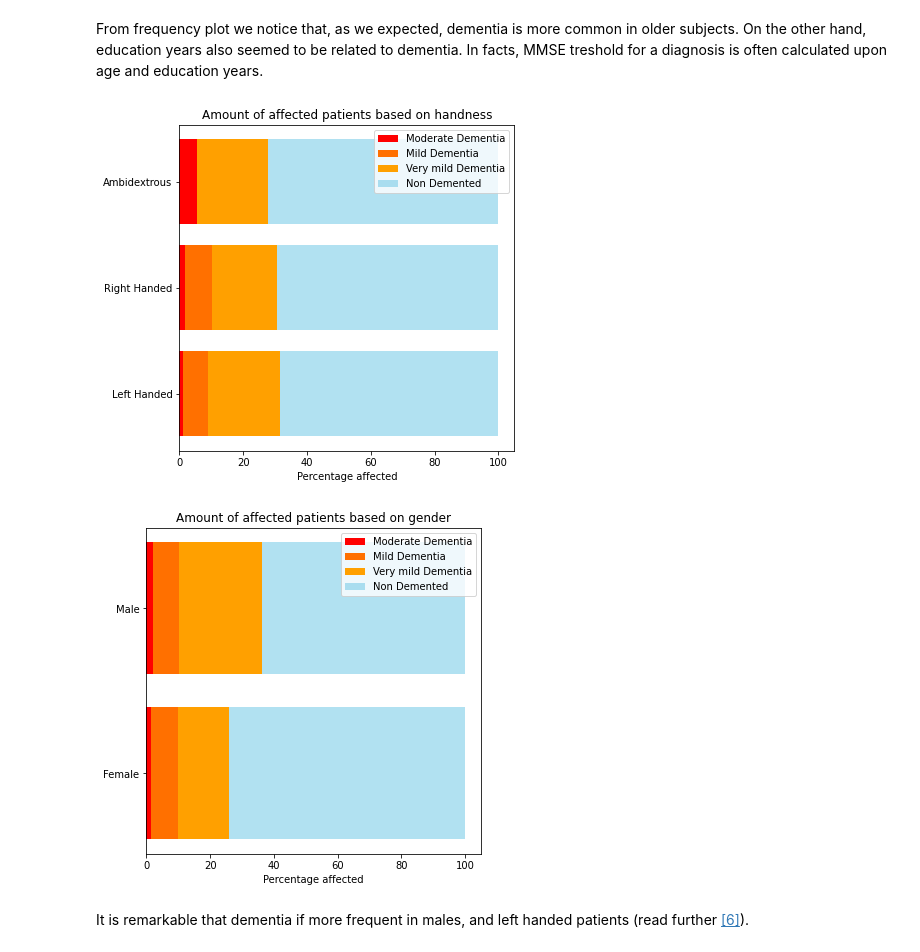
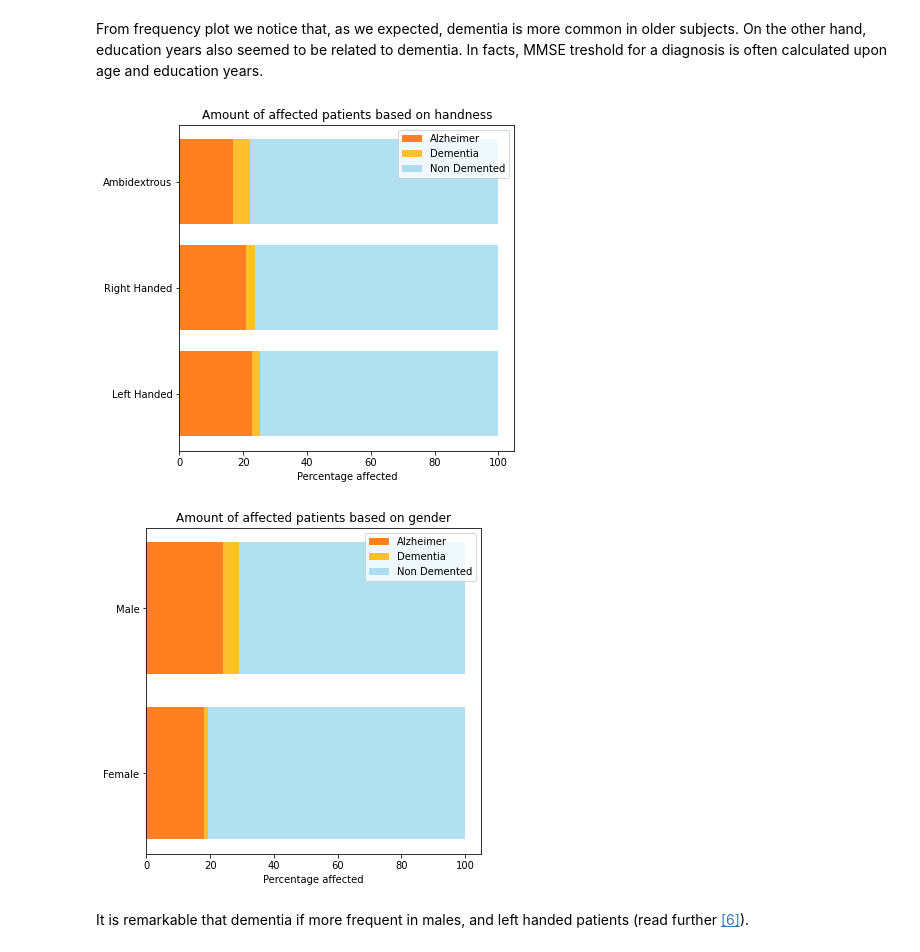
Before and after one commit to xCocco0/alzheimer-recognition, a Jupyter notebook: alzheimer.ipynb, the cells around one changed output. Drawn from its saved outputs; the diff is of its cells as text; code cells hidden in the pictures.

```diff
--- a/alzheimer.ipynb
+++ b/alzheimer.ipynb
@@ -23,8 +23,16 @@ import matplotlib.pyplot as plt
 import numpy as np
 import sklearn
 
-index2color = {0:'#64C4E480', 1:'#FFA000A0', 2:'#FF7000A0', 3:'#FF0000A0'}
-index2label = {0:'Non demented', 1:'Very mild dementia', 2:'Mild dementia', 3:'Moderate dementia'}
+def select(df_, category):
+  if category == 0:
+    return df_[(df_.dementia == 0) & (df_.alzheimer == 0)]
+  elif category == 1:
+    return df_[(df_.dementia == 1) & (df_.alzheimer == 0)]
+  elif category == 2:
+    return df_[df_.alzheimer == 1]
+
+index2color = {0:'#64C4E480', 1:'#FFC030A0', 2:'#FF8020A0'} #'#FF7000A0'
+index2label = {0:'Non demented', 1:'Dementia', 2:'Alzheimer'}
 index2cdr = {0:0.0, 1:0.5, 2:1.0, 3:2.0}
 cdr2index = {0.0:0, 0.5:1, 1.0:2, 2.0:3}
 # %% [markdown]
@@ -293,21 +279,20 @@ hist_plot(label, delta, numbars, xmin = xmin, xmax = xmax)
 From frequency plot we notice that, as we expected, dementia is more common in older subjects. On the other hand, education years also seemed to be related to dementia. In facts, MMSE treshold for a diagnosis is often calculated upon age and education years.
 # %%
 fig, ax = plt.subplots(figsize=(6,6))
-bars = np.empty((4,3))
+bars = np.empty((3,3))
 
-for i in range(0,4):
+for i in range(0,3):
   for j in range(0,3):
-    bars[i,j] = df[(df.hand == j) & (df.cdr == index2cdr[i])].loc[:,"id"].count()
+    bars[i,j] = select(df,i)[df.hand == j].loc[:,"id"].count()
 #print(handness)
 for i in range(0,3):
   bars[:,i] /= np.sum(bars[:,i])
 bars = (bars*100)
-#print(bars)
-colormap = {0.0:'#64C4E480', 0.5:'#FFA000A0', 1.0:'#FF7000A0', 2.0:'#FF0000A0'}
-ax.barh([1,2,3], bars[3,:], color = "#FF0000", label = "Moderate Dementia")
-ax.barh([1,2,3], bars[2,:], left = bars[3,:], color = "#FF7000", label = "Mild Dementia")
-ax.barh([1,2,3], bars[1,:], left = bars[3,:]+bars[2,:], color = "#FFA000", label = "Very mild Dementia")
-ax.barh([1,2,3], bars[0,:], left = bars[3,:]+bars[2,:]+bars[1,:], color = "#64C4E480", label = "Non Demented")
+#print(bars)'#FF8020' '#FFC030'
+ax.barh([1,2,3], bars[2,:], color = "#FF8020", label = "Alzheimer")
+ax.barh([1,2,3], bars[1,:], left = bars[2,:], color = "#FFC030", label = "Dementia")
+#ax.barh([1,2], bars[1,:], left = bars[3,:]+bars[2,:], color = "#FFA000", label = "Very mild Dementia")
+ax.barh([1,2,3], bars[0,:], left = bars[2,:]+bars[1,:], color = "#64C4E480", label = "Non Demented")
 ax.set_yticks([1,2,3])
 ax.set_yticklabels(['Left Handed','Right Handed','Ambidextrous'])
 ax.set_xlabel("Percentage affected")
@@ -315,32 +300,31 @@ ax.set_title("Amount of affected patients based on handness")
 ax.legend()
 plt.show()
 # %% [output]
-[figure, old version]
+[figure, new version]
 # %%
 fig, ax = plt.subplots(figsize=(6,6))
-bars = np.empty((4,2))
+bars = np.empty((3,2))
 
-for i in range(0,4):
+for i in range(0,3):
   for j in range(0,2):
-    bars[i,j] = df[(df.sex == j) & (df.cdr == index2cdr[i])].loc[:,"id"].count()
+    bars[i,j] = select(df,i)[df.sex == j].loc[:,"id"].count()
 #print(bars)
 for i in range(0,2):
   bars[:,i] /= np.sum(bars[:,i])
 bars = (bars*100)
 #print(bars)
-colormap = {0.0:'#64C4E480', 0.5:'#FFA000A0', 1.0:'#FF7000A0', 2.0:'#FF0000A0'}
-ax.barh([1,2], bars[3,:], color = "#FF0000", label = "Moderate Dementia")
-ax.barh([1,2], bars[2,:], left = bars[3,:], color = "#FF7000", label = "Mild Dementia")
-ax.barh([1,2], bars[1,:], left = bars[3,:]+bars[2,:], color = "#FFA000", label = "Very mild Dementia")
-ax.barh([1,2], bars[0,:], left = bars[3,:]+bars[2,:]+bars[1,:], color = "#64C4E480", label = "Non Demented")
+ax.barh([1,2], bars[2,:], color = "#FF8020", label = "Alzheimer")
+ax.barh([1,2], bars[1,:], left = bars[2,:], color = "#FFC030", label = "Dementia")
+#ax.barh([1,2], bars[1,:], left = bars[3,:]+bars[2,:], color = "#FFA000", label = "Very mild Dementia")
+ax.barh([1,2], bars[0,:], left = bars[2,:]+bars[1,:], color = "#64C4E480", label = "Non Demented")
 ax.set_yticks([1,2])
 ax.set_yticklabels(['Female','Male'])
 ax.set_xlabel("Percentage affected")
 ax.set_title("Amount of affected patients based on gender")
 ax.legend()
 plt.show()
 # %% [output]
-[figure, old version]
+[figure, new version]
 # %% [markdown]
 It is remarkable that dementia if more frequent in males, and left handed patients (read further [[6]](https://jamanetwork.com/journals/jamaneurology/fullarticle/775393)).
 # %% [markdown]
```
Also changed, not shown: parts of 14 cells of this notebook.
